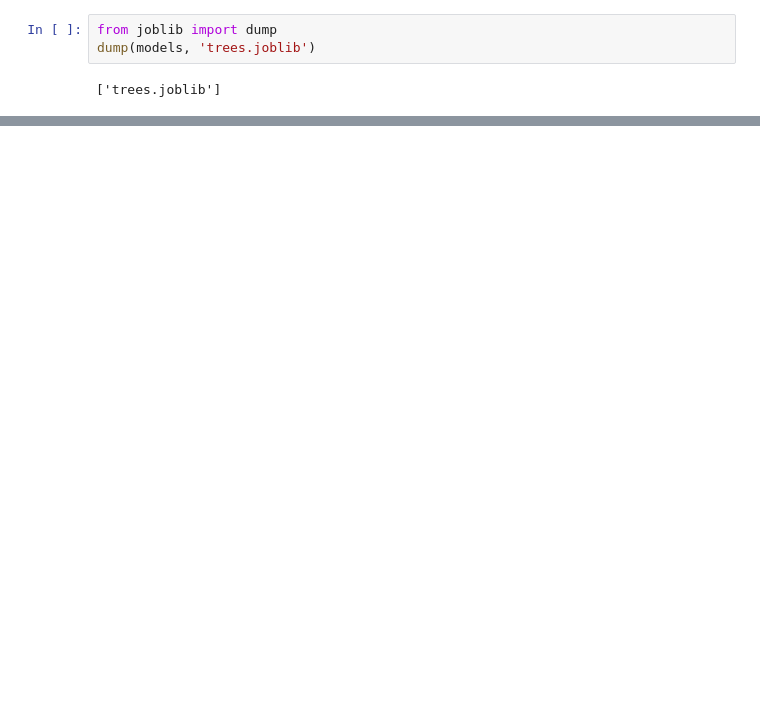
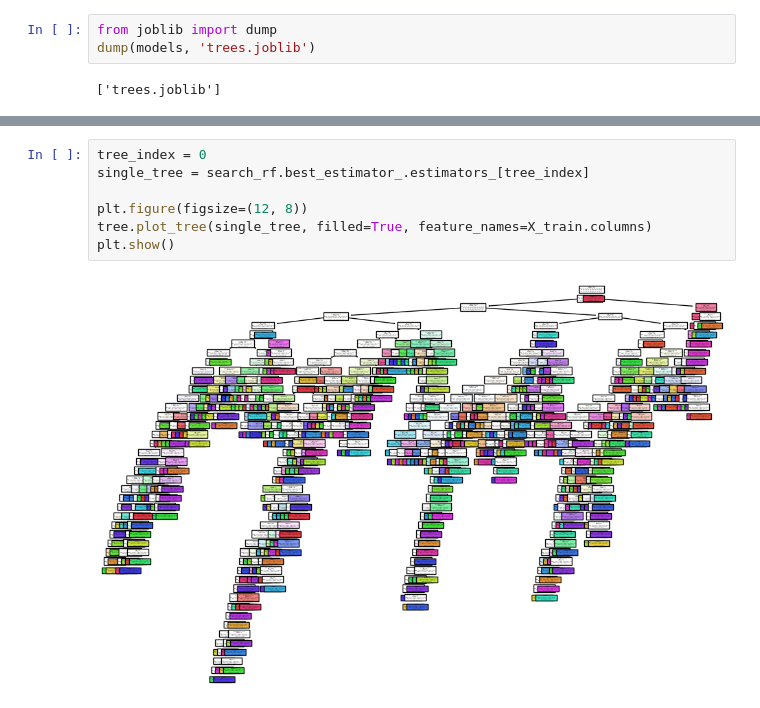
Before and after one commit to MATF-istrazivanje-podataka-1/2023_Data_Mining_Amazon_reviews_Dataset, a Jupyter notebook: models/classification/Decision Tree.ipynb, the cells around one changed output, grey strips where cells are left out. Saved outputs shown, nothing was run; the diff lists cells and outputs as text; blank space fills up the shorter version.

```diff
--- a/models/classification/Decision Tree.ipynb
+++ b/models/classification/Decision Tree.ipynb
@@ -203,0 +213,9 @@ dump(models, 'trees.joblib')
+# %%
+tree_index = 0
+single_tree = search_rf.best_estimator_.estimators_[tree_index]
+
+plt.figure(figsize=(12, 8))
+tree.plot_tree(single_tree, filled=True, feature_names=X_train.columns)
+plt.show()
+# %% [output]
+[figure, added]
```
Also changed, not shown: parts of 10 cells of this notebook, 4 other files.
